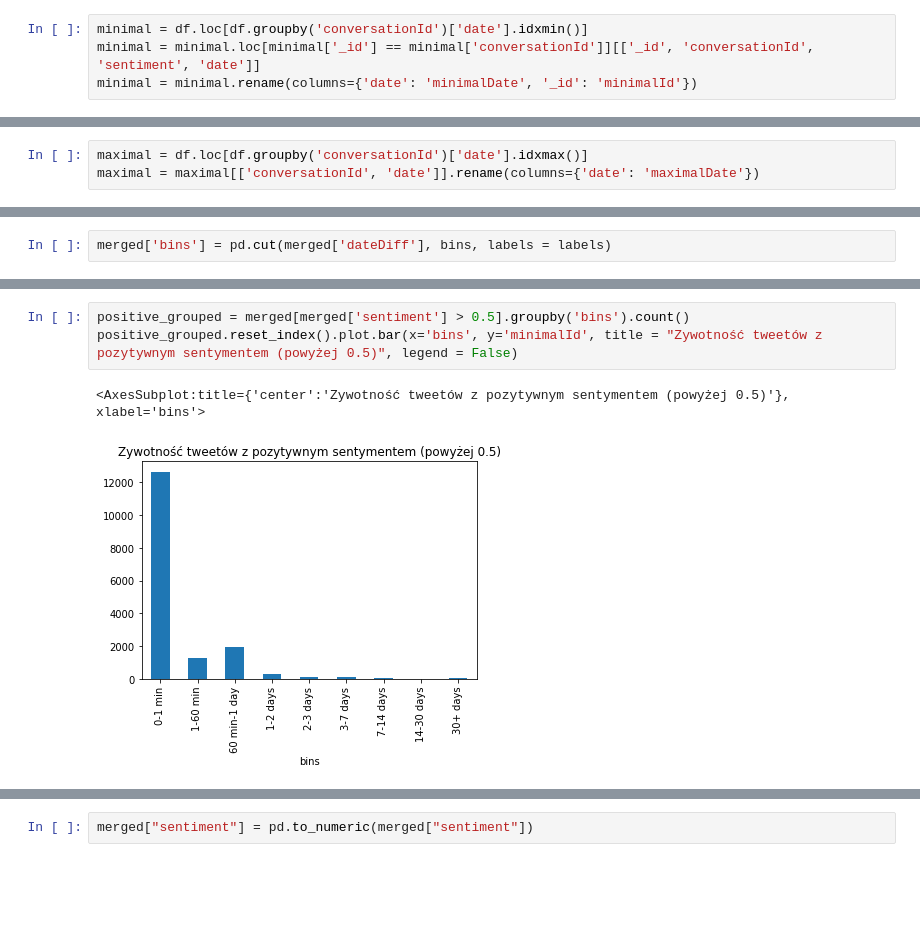
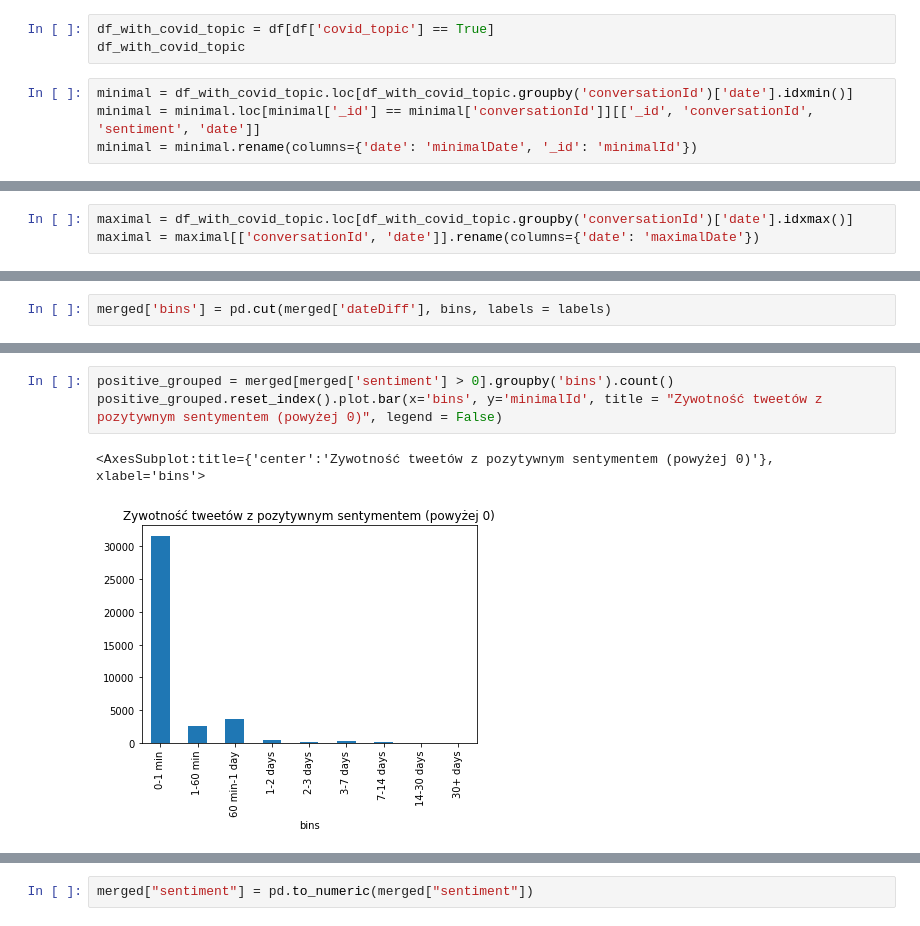
Before and after one commit to mimagiera/poland-covid-vaccine, a Jupyter notebook: rozklady_zycia.ipynb, the cells around one changed output, grey strips where cells are left out. Saved outputs shown, nothing was run; the diff lists cells and outputs as text; blank space fills up the shorter version.

Commit message:
new data and charts

```diff
--- a/rozklady_zycia.ipynb
+++ b/rozklady_zycia.ipynb
@@ -39,5 +44,8 @@ df.date = pd.to_datetime(df.date)
+# %%
+df_with_covid_topic = df[df['covid_topic'] == True]
+df_with_covid_topic
 # %%
-minimal = df.loc[df.groupby('conversationId')['date'].idxmin()]
+minimal = df_with_covid_topic.loc[df_with_covid_topic.groupby('conversationId')['date'].idxmin()]
 minimal = minimal.loc[minimal['_id'] == minimal['conversationId']][['_id', 'conversationId', 'sentiment', 'date']]
 minimal = minimal.rename(columns={'date': 'minimalDate', '_id': 'minimalId'})
 # %%
@@ -59,5 +67,5 @@ minimal
 # %%
-maximal = df.loc[df.groupby('conversationId')['date'].idxmax()]
+maximal = df_with_covid_topic.loc[df_with_covid_topic.groupby('conversationId')['date'].idxmax()]
 maximal = maximal[['conversationId', 'date']].rename(columns={'date': 'maximalDate'})
 # %%
 maximal
@@ -115,6 +129,6 @@ merged['bins'] = pd.cut(merged['dateDiff'], bins, labels = labels)
 # %%
-positive_grouped = merged[merged['sentiment'] > 0.5].groupby('bins').count()
-positive_grouped.reset_index().plot.bar(x='bins', y='minimalId', title = "Zywotność tweetów z pozytywnym sentymentem (powyżej 0.5)", legend = False)
+positive_grouped = merged[merged['sentiment'] > 0].groupby('bins').count()
+positive_grouped.reset_index().plot.bar(x='bins', y='minimalId', title = "Zywotność tweetów z pozytywnym sentymentem (powyżej 0)", legend = False)
 # %% [output]
-<AxesSubplot:title={'center':'Zywotność tweetów z pozytywnym sentymentem (powyżej 0.5)'}, xlabel='bins'>
+<AxesSubplot:title={'center':'Zywotność tweetów z pozytywnym sentymentem (powyżej 0)'}, xlabel='bins'>
-[figure, old version]
+[figure, new version]
```
Also changed, not shown: parts of 56 cells of this notebook.
